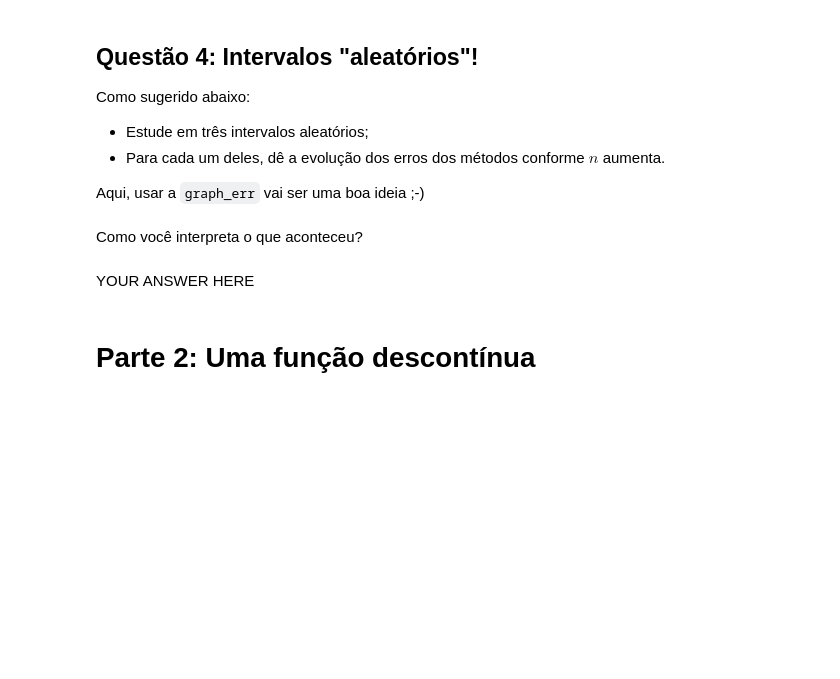
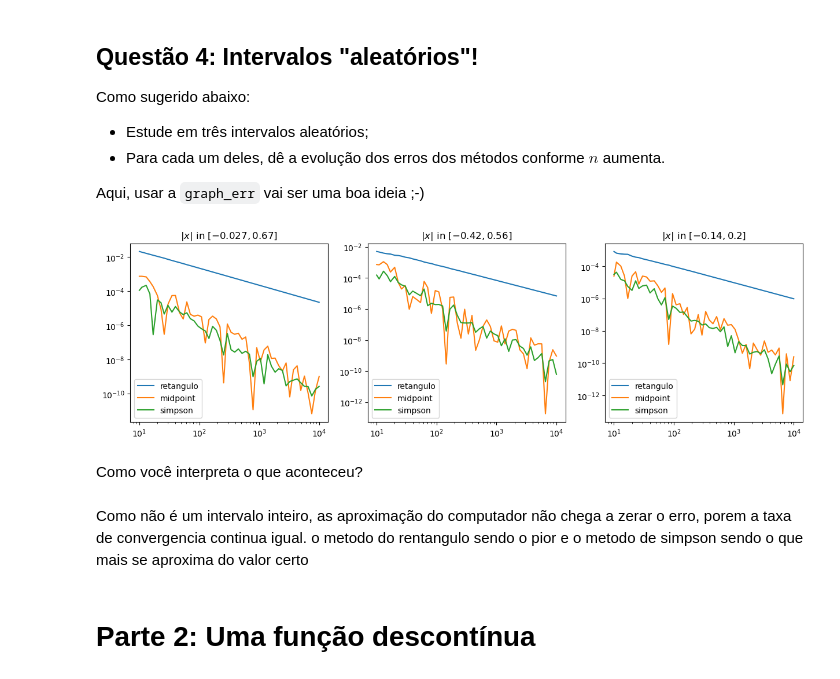
Before and after one commit to Brandirume/Comp.-Cientifica-I, a Jupyter notebook: Teste 6.ipynb, the cells around one changed output. Saved outputs shown, nothing was run; the diff lists cells and outputs as text; code cells hidden in the pictures; blank space fills up the shorter version.

```diff
--- a/Teste 6.ipynb
+++ b/Teste 6.ipynb
@@ -122,14 +116,13 @@ YOUR ANSWER HERE
 ## Questão 3: Mudando o intervalo de integração
 # %% [markdown]
 Agora, faça o gráfico do erro para o intervalo $[-1,2]$.
-# %%
-# Faça aqui uma função genérica para "fazer gráficos de erro"
-# f é a função, [a,b] o intervalo de integração, ans a "resposta correta"
-def graph_err(f,a,b,ans):
-    ns = np.logspace(1,4,dtype=int)
-    for m in methods:
-        # YOUR CODE HERE
-        raise NotImplementedError()
+# %%
+def graph_err(f,a,b,ans):
+    ns = np.logspace(1,4,dtype=int)
+    for m in methods:
+        valores = np.array([m(f,a,b,n) for n in ns])
+        plt.loglog(ns,abs(valores-ans),label=m.__name__)
+    plt.legend()
 # %%
 a,b = -1,2
 ans = F(b) - F(a)
@@ -169,17 +167,18 @@ Aqui, usar a `graph_err` vai ser uma boa ideia ;-)
 # %%
 _, axs = plt.subplots(ncols=3, figsize=(15,4))
 for ax in axs:
-    # Três intervalos aleatórios!
     a,b = -np.random.rand(), np.random.rand()
+    plt.sca(ax)
+    ans=F(b)-F(a)
+    graph_err(f,a,b,ans)
     ax.set_title('$|x|$ in $[{:.2},{:.2}]$'.format(a,b))
-    plt.sca(ax) # Porque a função "graph_err" age "no eixo corrente"
-    # YOUR CODE HERE
-    raise NotImplementedError()
 plt.show()
+# %% [output]
+[figure, added]
 # %% [markdown]
 Como você interpreta o que aconteceu?
-# %% [markdown]
-YOUR ANSWER HERE
+# %% [markdown]
+Como não é um intervalo inteiro, as aproximação do computador não chega a zerar o erro, porem a taxa de convergencia continua igual. o metodo do rentangulo sendo o pior e o metodo de simpson sendo o que mais se aproxima do valor certo
 # %% [markdown]
 # Parte 2: Uma função descontínua
 # %%
```
Also changed, not shown: parts of 21 cells of this notebook, 14 other files.
